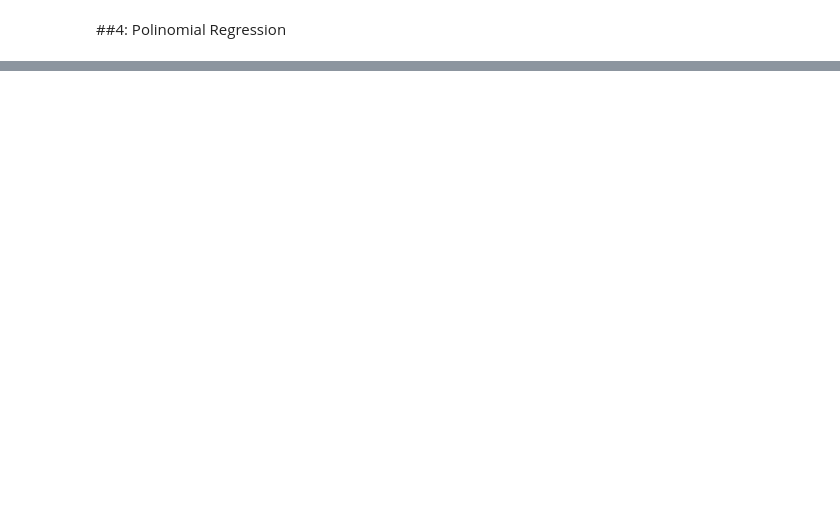
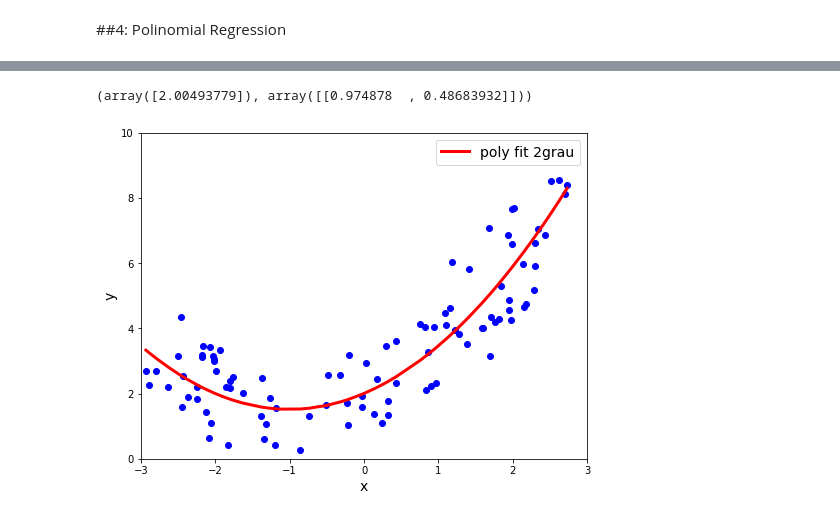
Before and after one commit to eutiagovski/projetos-cursos, a Jupyter notebook: datascience-mentorama/11_Implementando_Modelos_aula.ipynb, the cells around one changed output, grey strips where cells are left out. Saved outputs shown, nothing was run; the diff lists cells and outputs as text; code cells hidden in the pictures; blank space fills up the shorter version.

```diff
--- a/datascience-mentorama/11_Implementando_Modelos_aula.ipynb
+++ b/datascience-mentorama/11_Implementando_Modelos_aula.ipynb
@@ -325,0 +376,2 @@ sgd_reg.intercept_, sgd_reg.coef_
+# %%
+poly_features = PolynomialFeatures(degree=2, include_bias=False)
@@ -325,0 +396,21 @@ sgd_reg.intercept_, sgd_reg.coef_
+# %%
+poly_fit = LinearRegression()
+poly_fit.fit(X_poly, y)
+
+poly_fit.intercept_, poly_fit.coef_
+# %% [output]
+(array([2.00493779]), array([[0.974878  , 0.48683932]]))
+# %%
+y_new = poly_fit.predict(X_poly)
+# %%
+plt.figure(figsize=[8,6])
+plt.scatter(X, y, c='blue')
+plt.plot(X, y_new, c='red', label='poly fit 2grau', lw=3)
+plt.legend(fontsize=14)
+plt.xlabel('x', fontsize=14)
+plt.ylabel('y', fontsize=14)
+
+plt.axis([-3, 3, 0 , 10])
+plt.show()
+# %% [output]
+[figure, added]
```
Also changed, not shown: parts of 41 cells of this notebook.
